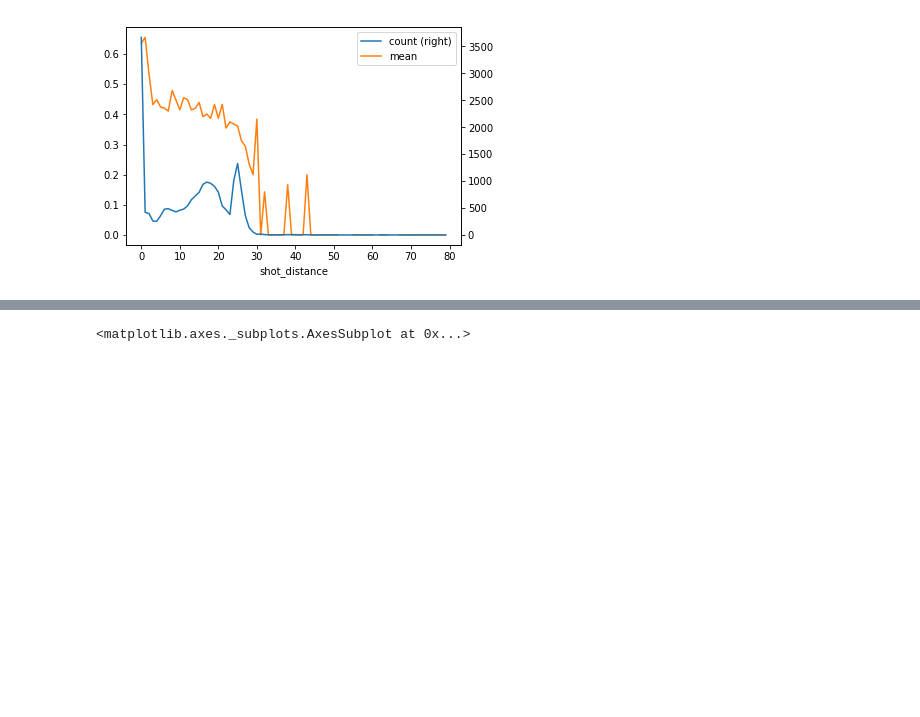
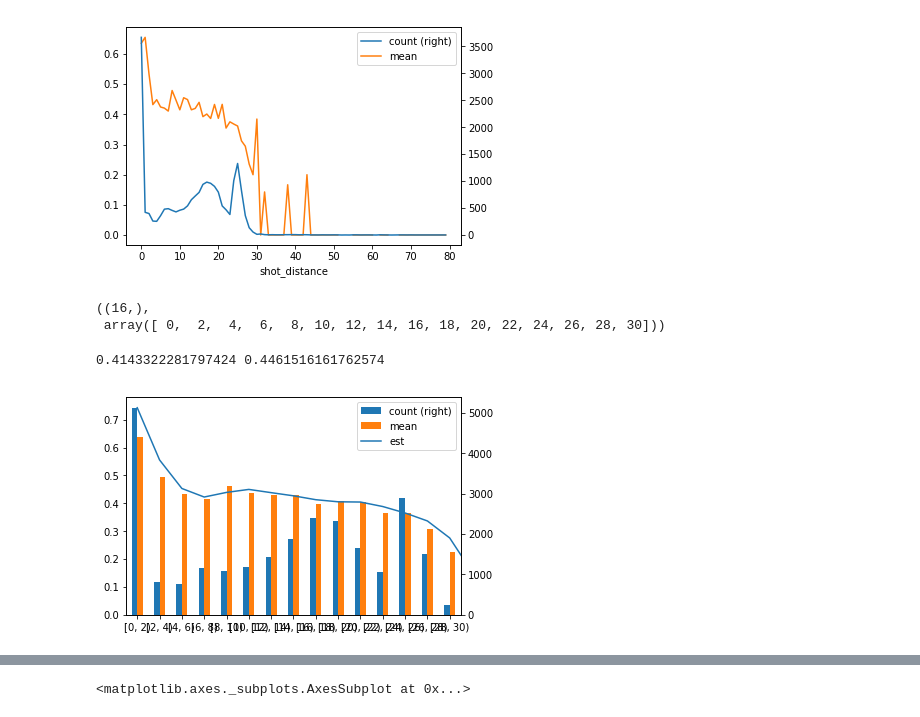
Before and after one commit to jonnor/datascience-master, a Jupyter notebook: dat200/assigment2/Basketball.ipynb, the cells around one changed output, grey strips where cells are left out. Saved outputs shown, nothing was run; the diff lists cells and outputs as text; code cells hidden in the pictures; blank space fills up the shorter version.

```diff
--- a/dat200/assigment2/Basketball.ipynb
+++ b/dat200/assigment2/Basketball.ipynb
@@ -140,6 +141,26 @@ def feature_cross(data, feature_a, feature_b):
 
     crossed = data.apply(apply_cross, axis=1).astype(dtype)
     return crossed
+
+
+def dist_spline_fit(data, start=0, end=32, resolution=2, smooth=0.001):
+    dist_bins = numpy.arange(start, end, resolution)
+    attempts_by_distance = pandas.cut(data['shot_distance'], dist_bins, right=False)
+    grouped = data.groupby(attempts_by_distance)
+    accuracy = grouped['shot_made_flag'].mean()
+
+    bin_centers = dist_bins[:-1] + 0.5 * (dist_bins[1:] - dist_bins[:-1])
+    spline = scipy.interpolate.splrep(bin_centers, accuracy, s=smooth)
+    return start, end, spline
+
+def dist_spline_interpolate(s, val):
+    start, end, spline = s
+    if val > end:
+        val = end
+    if val < start:
+        val = start
+    out = scipy.interpolate.splev([val], spline, der=0)
+    return out[0]
 # %%
 def linear_svc(**params):
     # C=1.0, penalty='l2'
@@ -440,6 +477,38 @@ df.plot(secondary_y='count')
 # %% [output]
 <matplotlib.axes._subplots.AxesSubplot at 0x...>
 [figure]
+# %%
+#q, dist_bins = pandas.cut(preprocessed['shot_distance'], bins=30, retbins=True)
+#q, dist_bins = pandas.qcut(preprocessed['shot_distance'], q=15, duplicates='drop', retbins=True)
+
+dist_bins.shape, dist_bins
+# %% [output]
+((16,),
+ array([ 0,  2,  4,  6,  8, 10, 12, 14, 16, 18, 20, 22, 24, 26, 28, 30]))
+# %%
+
+data = preprocessed
+#encoded['shot_made_flag'] = data['shot_made_flag']
+
+dist_bins = numpy.arange(0, 32, 2)
+attempts_by_distance = pandas.cut(data['shot_distance'], dist_bins, right=False)
+grouped = data.groupby(attempts_by_distance)
+accuracy = grouped['shot_made_flag'].mean()
+
+s = dist_spline_fit(data)
+est = [ dist_spline_interpolate(s, v) for v in numpy.arange(0, 32, 2)]
+
+df = pandas.DataFrame({
+    'count': attempts_by_distance.value_counts(),
+    'mean': accuracy,
+})
+ax = df.plot(kind='bar', secondary_y='count')
+pandas.DataFrame({"est": est}).plot(ax=ax)
+
+print(accuracy.mean(), data['shot_made_flag'].mean())
+# %% [output]
+0.4143322281797424 0.4461516161762574
+[figure, added]
 # %%
 data = encoded
 data['distance_class'].value_counts()
```
Also changed, not shown: parts of 5 cells of this notebook, 1 other file.
